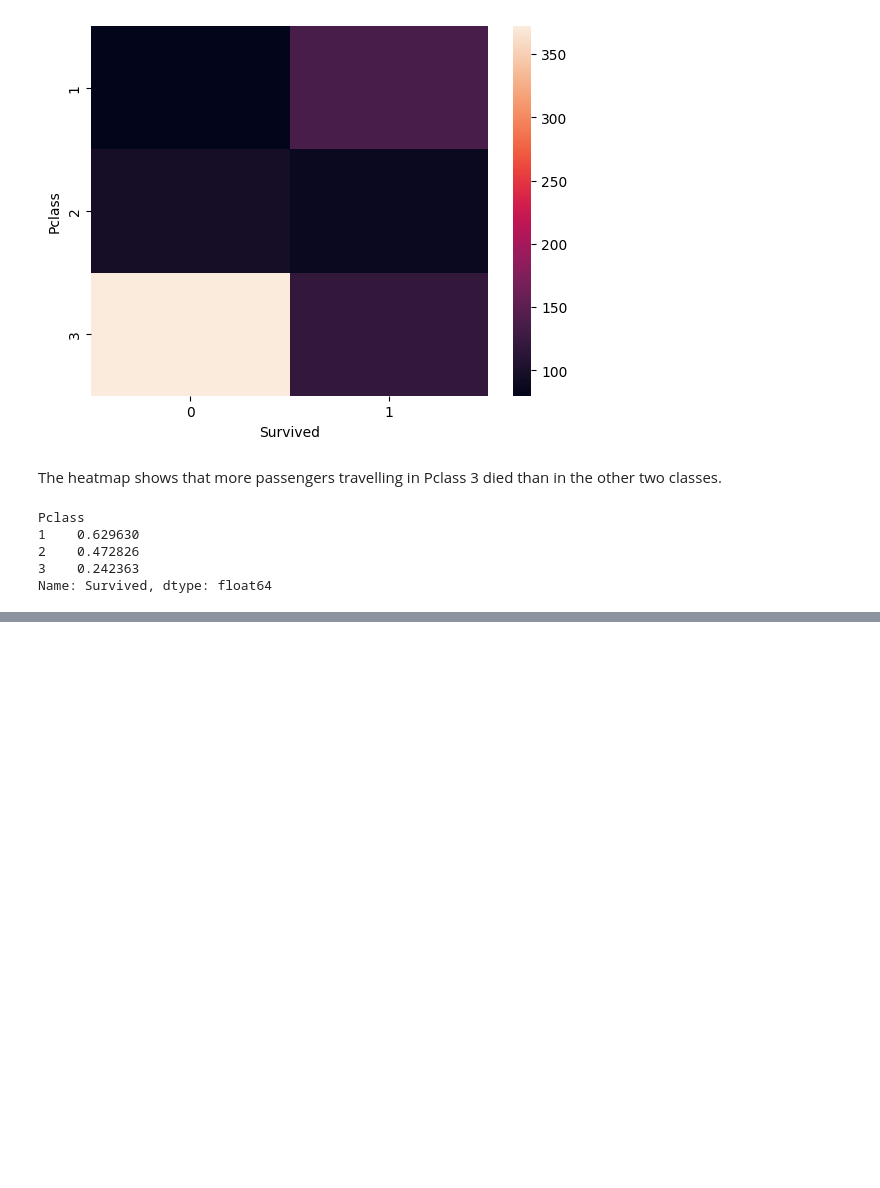
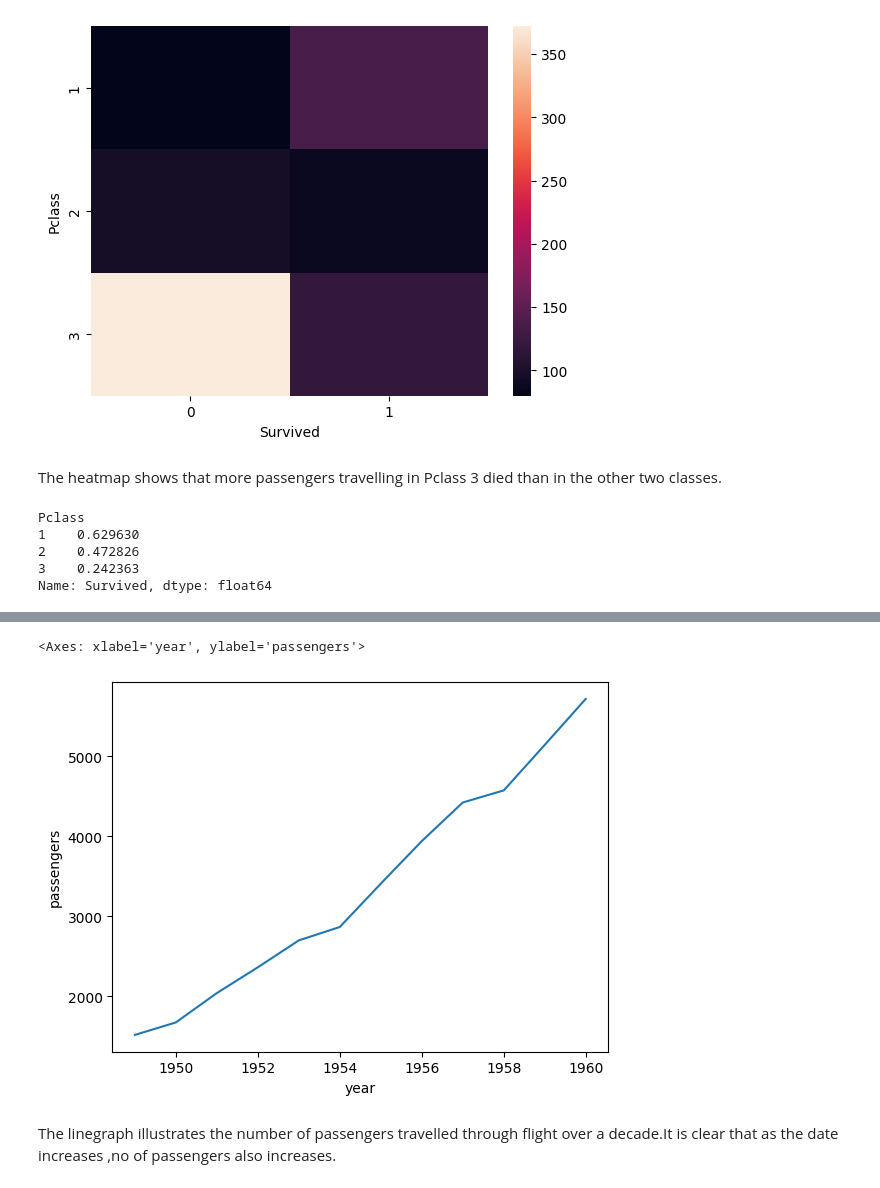
Before and after one commit to madhav2k22/Exploratory-Data-Analysis, a Jupyter notebook: eda-using-bivariate.ipynb, the cells around one changed output, grey strips where cells are left out. Saved outputs shown, nothing was run; the diff lists cells and outputs as text; code cells hidden in the pictures; blank space fills up the shorter version.

```diff
--- a/eda-using-bivariate.ipynb
+++ b/eda-using-bivariate.ipynb
@@ -131,0 +139,10 @@ Name: Survived, dtype: float64
+# %%
+
+new = flight.groupby('year').sum(numeric_only=True).reset_index()
+# %%
+sns.lineplot(x= new['year'],y = new['passengers'])
+# %% [output]
+<Axes: xlabel='year', ylabel='passengers'>
+[figure, added]
+# %% [markdown]
+The linegraph illustrates the number of passengers travelled through flight over a decade.It is clear that as the date increases ,no of passengers also increases.
```
Also changed, not shown: parts of 8 cells of this notebook, 2 other files.
